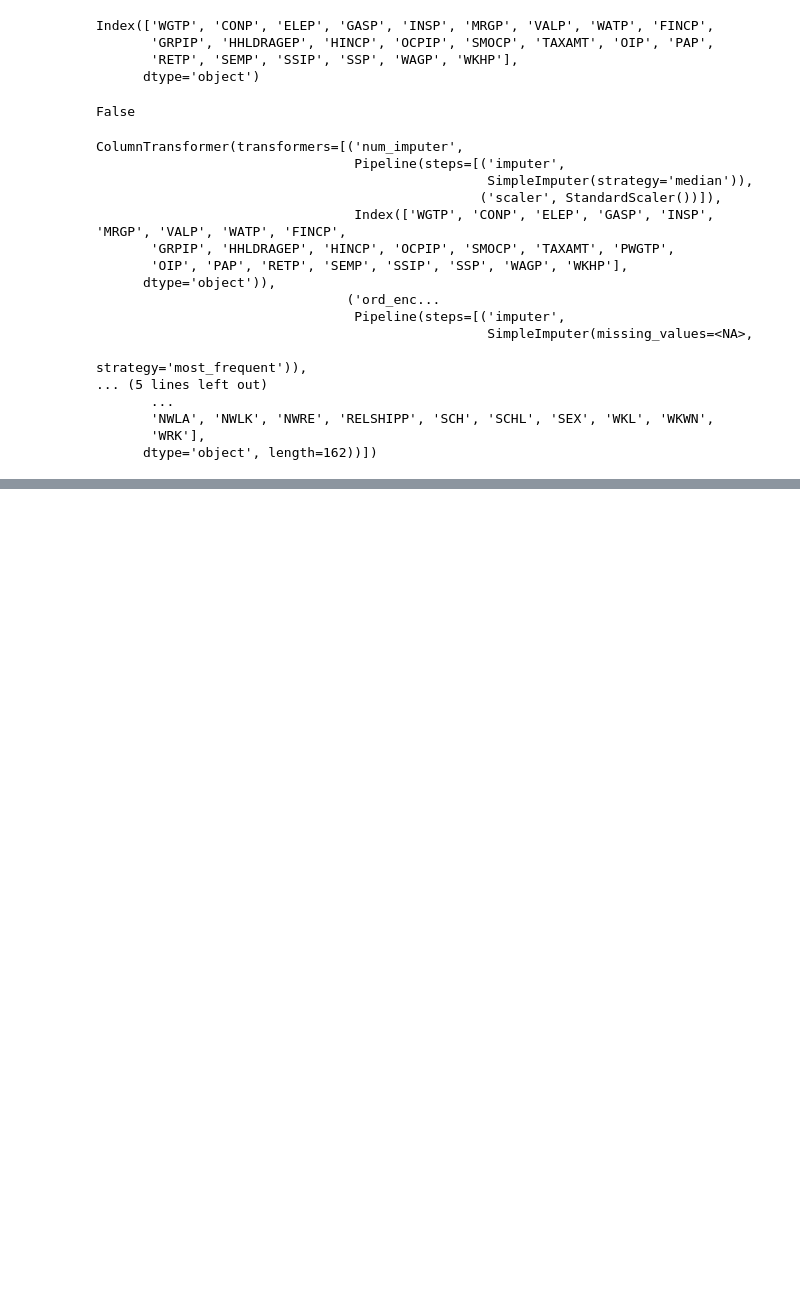
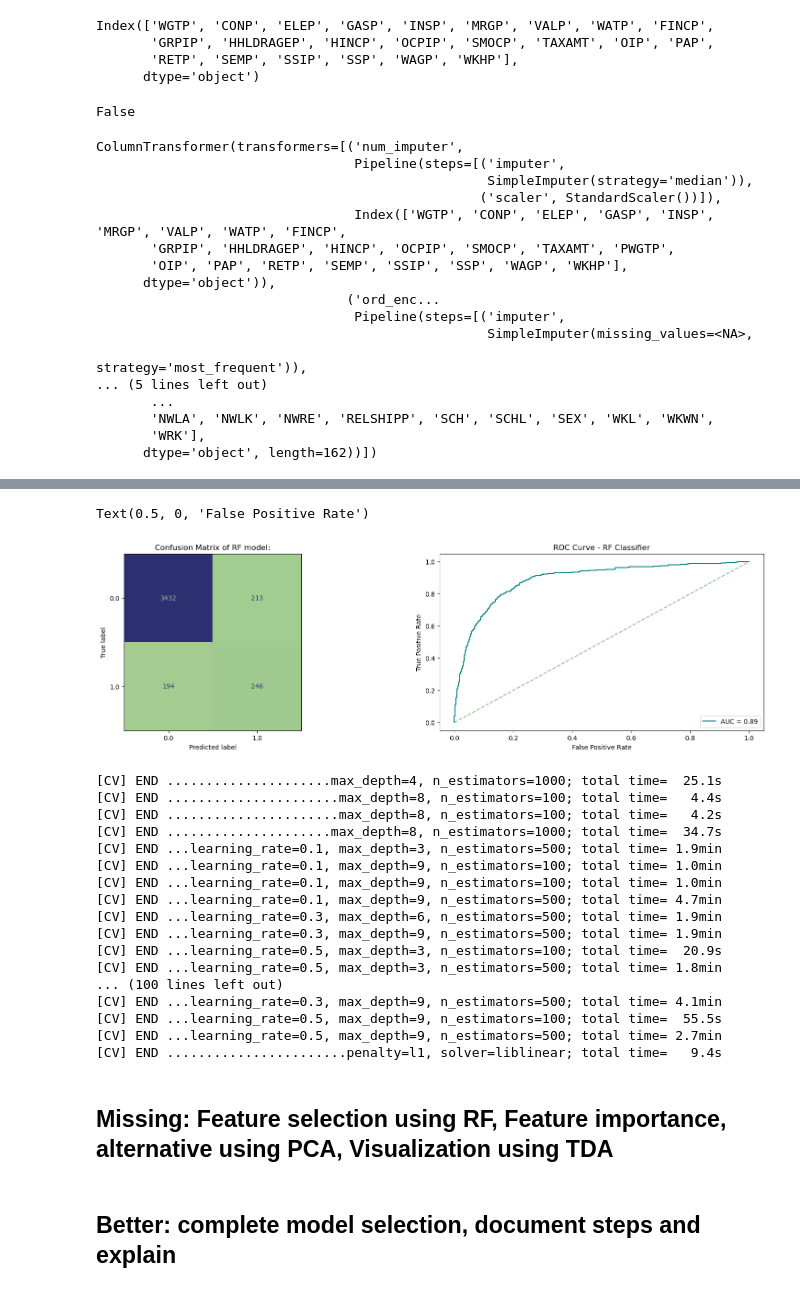
Before and after one commit to qSergio/techy_food, a Jupyter notebook: Food_census.ipynb, the cells around one changed output, grey strips where cells are left out. Drawn from its saved outputs; the diff is of its cells as text; code cells hidden in the pictures; blank space fills up the shorter version.

Commit message:
Model selection

```diff
--- a/Food_census.ipynb
+++ b/Food_census.ipynb
@@ -719,0 +784,11 @@ ColumnTransformer(transformers=[('num_imputer',
+# %%
+RFParams = {'max_depth': 8, 'n_estimators': 100}
+LRParams = {'penalty': 'l2', 'solver': 'liblinear'}
+XGBParams = {'learning_rate': 0.1, 'max_depth': 9, 'n_estimators': 100}
+
+
+classifiers = {
+                   'Random Forest Classifier':RandomForestClassifier(**RFParams, class_weight='balanced', random_state=2023),
+                   'Logistic Regression': LogisticRegression(**LRParams, class_weight='balanced', random_state=2023),
+                   'XGBoost Classifier' : XGBClassifier(**XGBParams,random_state=2023)
+                  }
@@ -719,0 +819,8 @@ ColumnTransformer(transformers=[('num_imputer',
+# %%
+model = RandomForestClassifier(**RFParams, class_weight='balanced', random_state=2023)
+
+#XGBClassifier(**XGBParams, random_state=2023)
+
+model.fit(X_train, Y_train)
+ypred = model.predict(X_test)
+print(classification_report(Y_test, ypred, labels=[0,1], target_names=['Non FS applicant [0]', 'FS Applicant [1]']))
@@ -719,0 +845,43 @@ ColumnTransformer(transformers=[('num_imputer',
+# %%
+y_pred_score = model.predict_proba(X_test.values)[:,1]
+
+fig, ax = plt.subplots(1, 2, figsize=(20,5))
+ax[0].set_title('Confusion Matrix of RF model:')
+ConfusionMatrixDisplay.from_predictions(Y_test, ypred, colorbar=False, cmap='crest', ax=ax[0])
+ax[0].grid(False)
+
+
+# Compute ROC metrics:
+fpr, tpr, thresholds = roc_curve(Y_test.values, y_pred_score)
+roc_auc = auc(fpr, tpr)
+
+ax[1].set_title('ROC Curve - RF Classifier')
+ax[1].plot(fpr, tpr, label = 'AUC = %0.2f' % roc_auc, c='teal')
+ax[1].plot([0,1],[0,1],'--', c='darkseagreen')
+ax[1].legend(loc='lower right')
+ax[1].set_ylabel('True Positive Rate')
+ax[1].set_xlabel('False Positive Rate')
+# %% [output]
+Text(0.5, 0, 'False Positive Rate')
+[figure, added]
+[CV] END .....................max_depth=4, n_estimators=1000; total time=  25.1s
+[CV] END ......................max_depth=8, n_estimators=100; total time=   4.4s
+[CV] END ......................max_depth=8, n_estimators=100; total time=   4.2s
+[CV] END .....................max_depth=8, n_estimators=1000; total time=  34.7s
+[CV] END ...learning_rate=0.1, max_depth=3, n_estimators=500; total time= 1.9min
+[CV] END ...learning_rate=0.1, max_depth=9, n_estimators=100; total time= 1.0min
+[CV] END ...learning_rate=0.1, max_depth=9, n_estimators=100; total time= 1.0min
+[CV] END ...learning_rate=0.1, max_depth=9, n_estimators=500; total time= 4.7min
+[CV] END ...learning_rate=0.3, max_depth=6, n_estimators=500; total time= 1.9min
+[CV] END ...learning_rate=0.3, max_depth=9, n_estimators=500; total time= 1.9min
+[CV] END ...learning_rate=0.5, max_depth=3, n_estimators=100; total time=  20.9s
+[CV] END ...learning_rate=0.5, max_depth=3, n_estimators=500; total time= 1.8min
+... (100 lines left out)
+[CV] END ...learning_rate=0.3, max_depth=9, n_estimators=500; total time= 4.1min
+[CV] END ...learning_rate=0.5, max_depth=9, n_estimators=100; total time=  55.5s
+[CV] END ...learning_rate=0.5, max_depth=9, n_estimators=500; total time= 2.7min
+[CV] END .......................penalty=l1, solver=liblinear; total time=   9.4s
+# %% [markdown]
+## Missing: Feature selection using RF, Feature importance, alternative using PCA, Visualization using TDA
+# %% [markdown]
+## Better: complete model selection, document steps and explain
```
Also changed, not shown: parts of 10 cells of this notebook.
